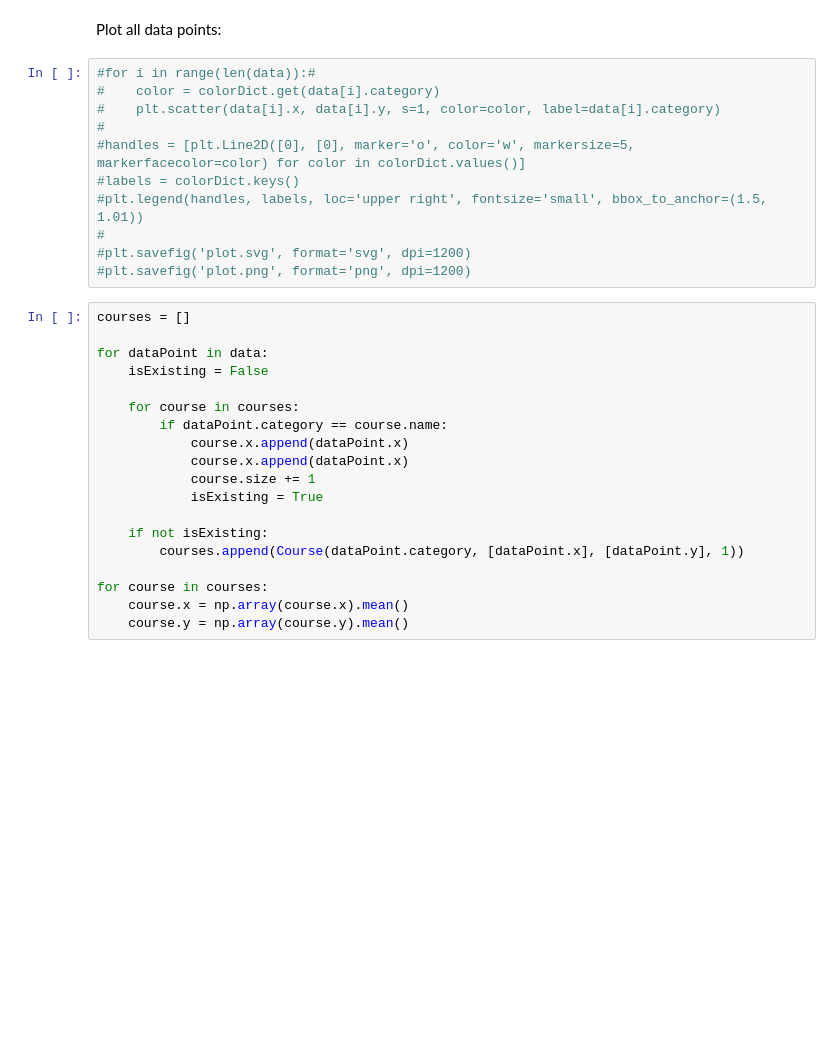
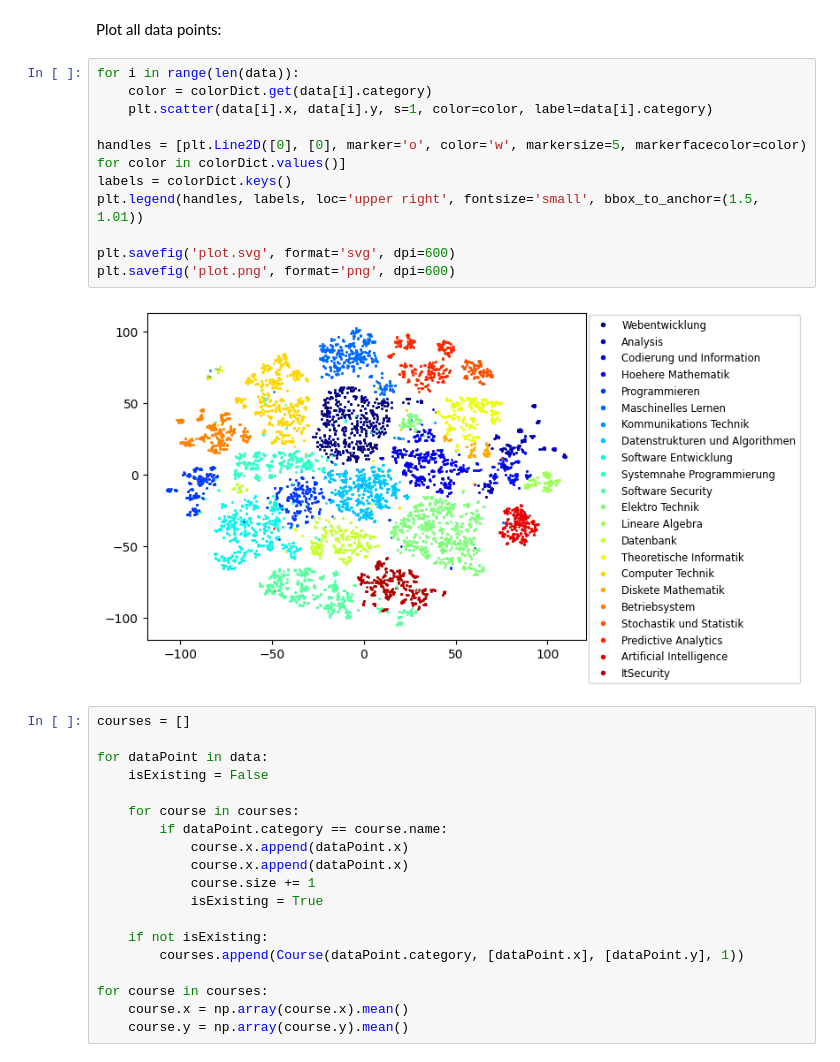
Before and after one commit to lukzimmermann/VC1_3, a Jupyter notebook: preparation.ipynb, the cells around one changed output. Drawn from its saved outputs; the diff is of its cells as text; blank space fills up the shorter version.

```diff
--- a/preparation.ipynb
+++ b/preparation.ipynb
@@ -121,16 +121,18 @@ for i, dataPoint in enumerate(data):
 # %% [markdown]
 Plot all data points:
 # %%
-#for i in range(len(data)):#
-#    color = colorDict.get(data[i].category)
-#    plt.scatter(data[i].x, data[i].y, s=1, color=color, label=data[i].category)
-#
-#handles = [plt.Line2D([0], [0], marker='o', color='w', markersize=5, markerfacecolor=color) for color in colorDict.values()]
-#labels = colorDict.keys()
-#plt.legend(handles, labels, loc='upper right', fontsize='small', bbox_to_anchor=(1.5, 1.01))
-#
-#plt.savefig('plot.svg', format='svg', dpi=1200)
-#plt.savefig('plot.png', format='png', dpi=1200)
+for i in range(len(data)):
+    color = colorDict.get(data[i].category)
+    plt.scatter(data[i].x, data[i].y, s=1, color=color, label=data[i].category)
+
+handles = [plt.Line2D([0], [0], marker='o', color='w', markersize=5, markerfacecolor=color) for color in colorDict.values()]
+labels = colorDict.keys()
+plt.legend(handles, labels, loc='upper right', fontsize='small', bbox_to_anchor=(1.5, 1.01))
+
+plt.savefig('plot.svg', format='svg', dpi=600)
+plt.savefig('plot.png', format='png', dpi=600)
+# %% [output]
+[figure, added]
 # %%
 courses = []
 
```
Also changed, not shown: 6 other files.
